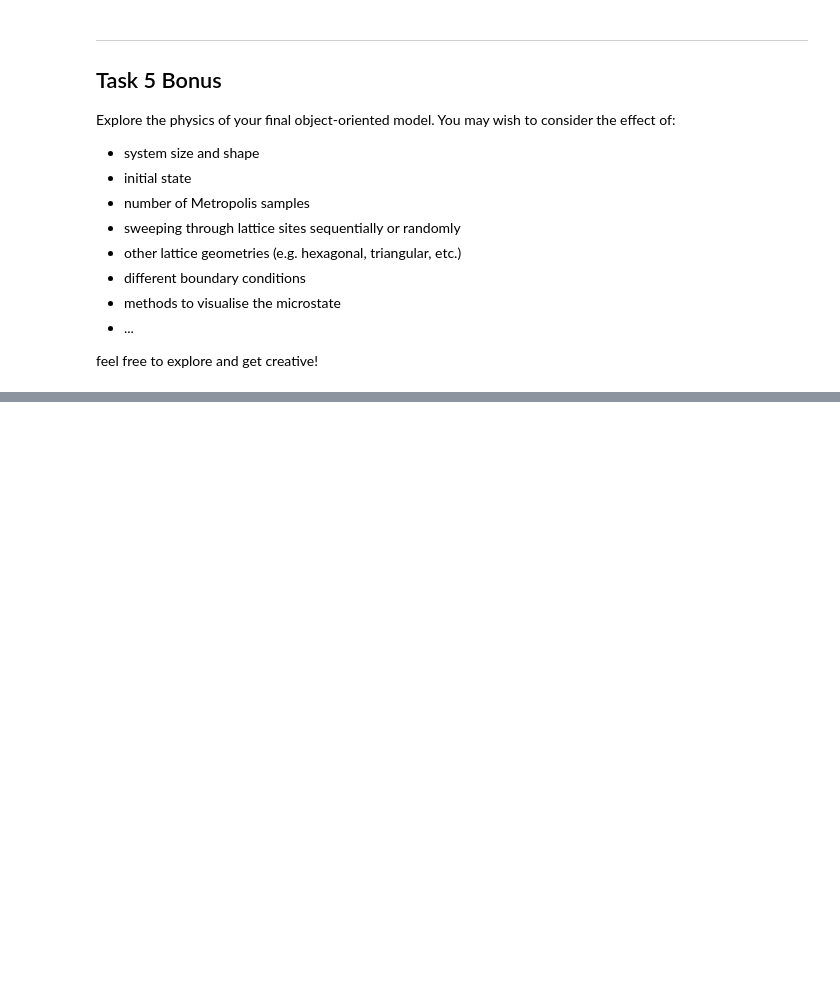
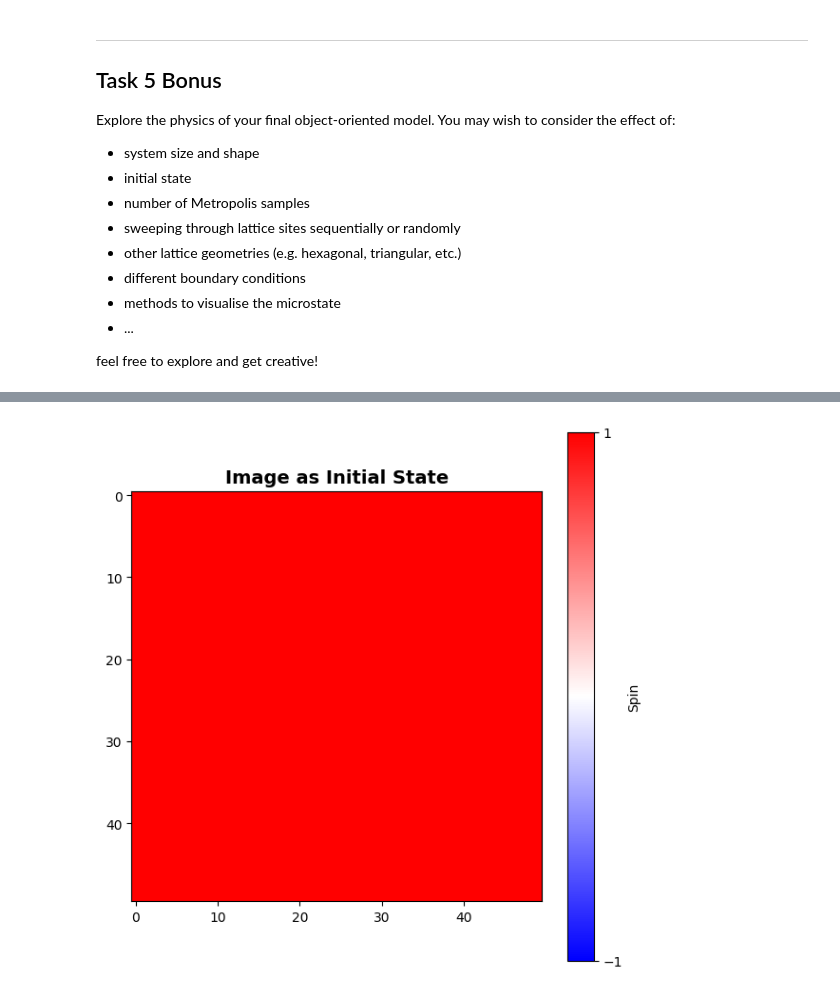
Before and after one commit to Matth3wc/Comp-Sim-Numerical-Methods, a Jupyter notebook: Part-2/Lab_3/Lab3.ipynb, the cells around one changed output, grey strips where cells are left out. Saved outputs shown, nothing was run; the diff lists cells and outputs as text; code cells hidden in the pictures; blank space fills up the shorter version.

```diff
--- a/Part-2/Lab_3/Lab3.ipynb
+++ b/Part-2/Lab_3/Lab3.ipynb
@@ -257,0 +1903,45 @@ record how many times each spin site flips, then graph this as a heat map to vis
+# %%
+import numpy as np
+from PIL import Image
+
+def image_to_spins(image_path, L):
+    """
+    Load grayscale image and convert to ±1 spins for Ising model
+
+    Parameters:
+    -----------
+    image_path : str
+        Path to image file
+    L : int
+        Lattice size (image will be resized to L×L)
+
+    Returns:
+    --------
+    np.ndarray : L×L array of ±1 values
+    """
+    # Load and convert to grayscale
+    img = Image.open(image_path).convert('L')
+
+    # Resize to L×L
+    img_resized = img.resize((L, L), Image.LANCZOS)
+    img_array = np.array(img_resized)
+
+    # Normalize to [-1, 1]
+    # Normalize to [0, 1] first
+    img_normalized = (img_array - img_array.min()) / (img_array.max() - img_array.min())
+
+    # Convert to ±1 spins
+    spins = np.where(img_normalized >= 0, 1, -1)
+
+    return spins
+
+
+# Usage
+L = 50
+initial_spins = image_to_spins('/Users/mattthew/Documents/GitHub/Comp-Sim-Numerical-Methods/Part-2/Lab_3/images/Campanile2.jpg.webp', L)
+
+# Create Ising lattice with image as initial state
+lattice = IsingLattice(L=L, initial_state=initial_spins)
+lattice.visualize(title="Image as Initial State")
+# %% [output]
+[figure, added]
```
Also changed, not shown: parts of 27 cells of this notebook, 13 other files.
